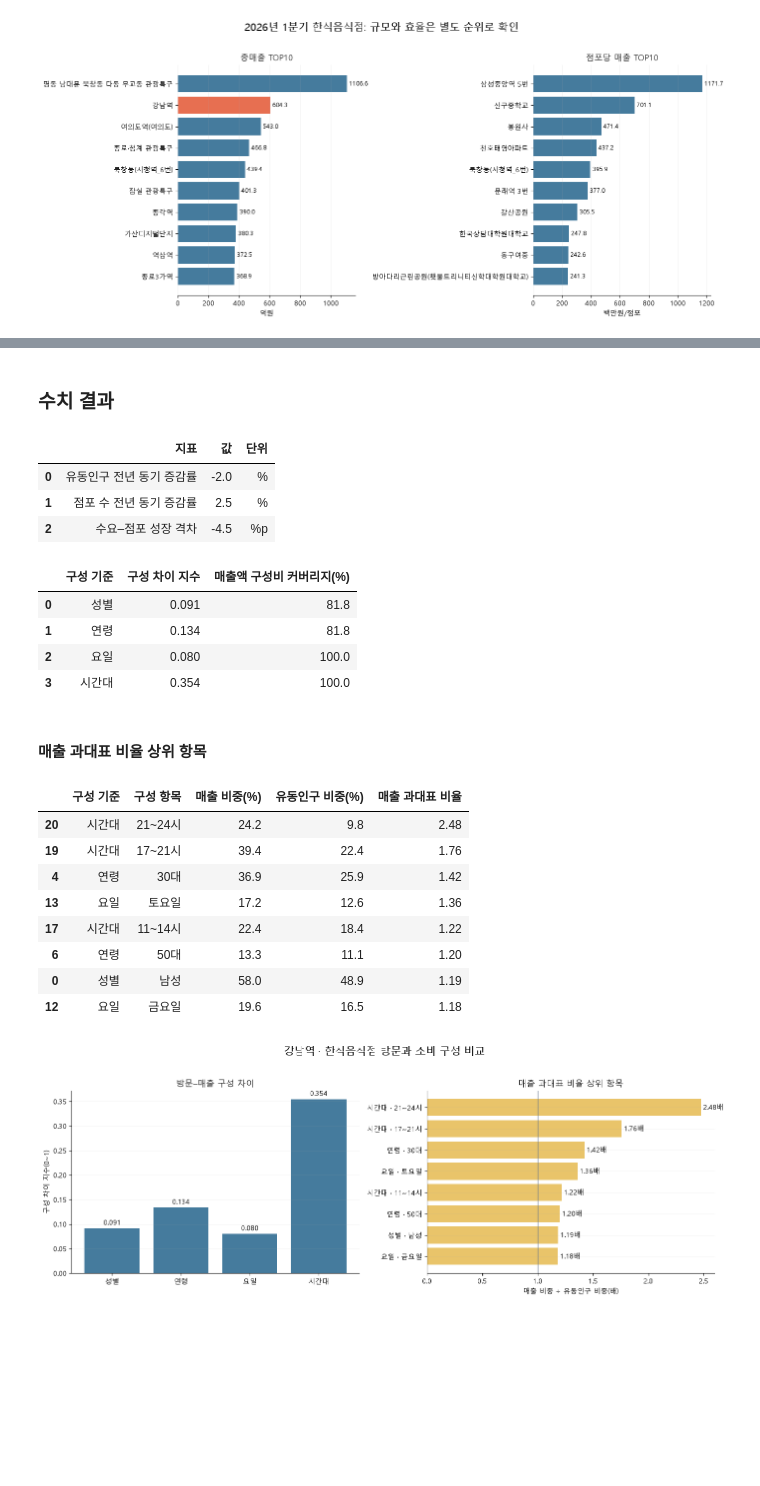
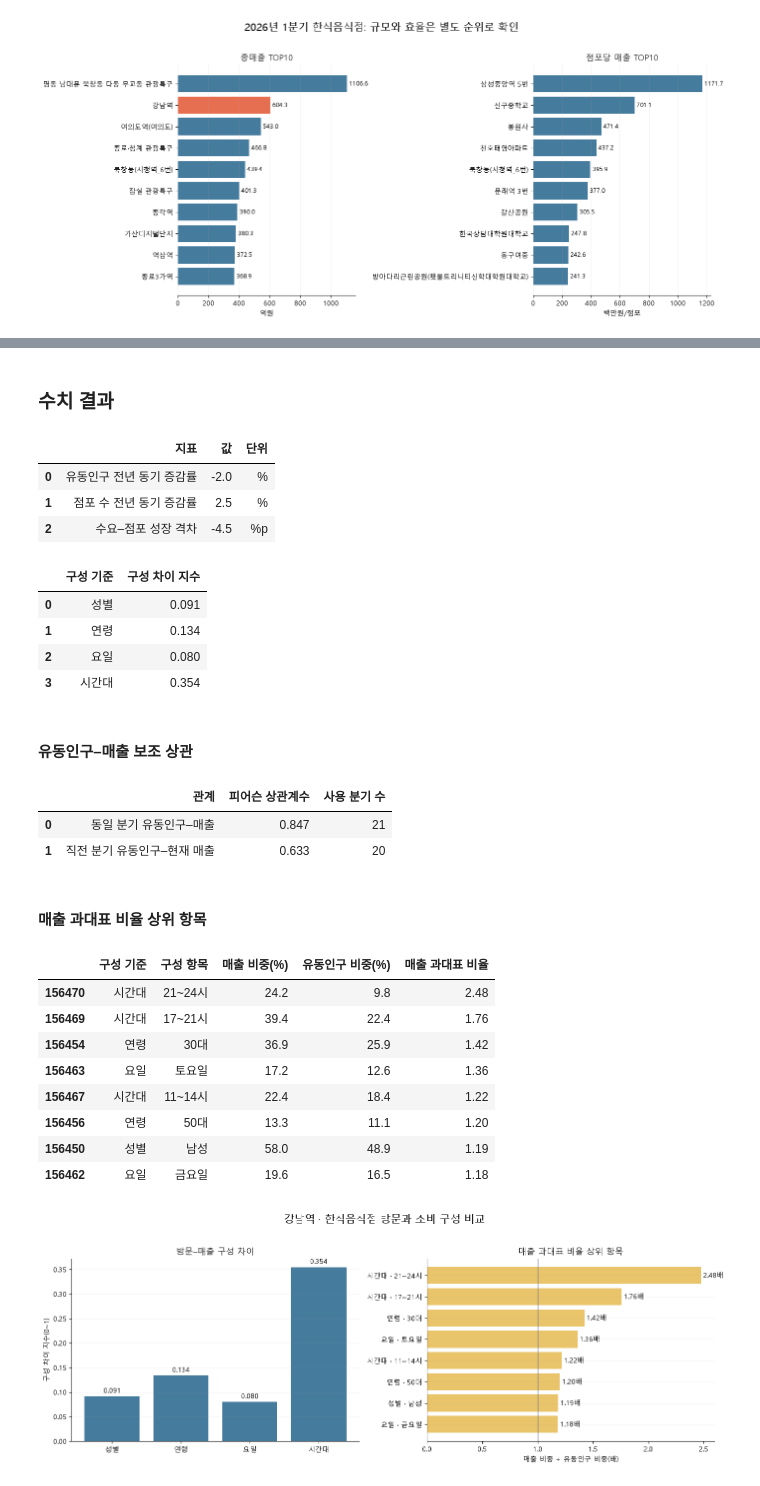
Before and after one commit to scksh/seoul_commerce, a Jupyter notebook: analysis/analysis.ipynb, the cells around one changed output, grey strips where cells are left out. Saved outputs shown, nothing was run; the diff lists cells and outputs as text; code cells hidden in the pictures; blank space fills up the shorter version.

```diff
--- a/analysis/analysis.ipynb
+++ b/analysis/analysis.ipynb
@@ -73,18 +206,29 @@ sample_df = commercial_df.loc[
 ].copy()
 sample_df = sample_df.merge(trade_area_df, on="상권_코드", how="left")
 
-sample_df["총매출_전체_순위"] = sample_df["분기_매출_금액"].rank(
-    method="min", ascending=False
-).astype("Int64")
-sample_df["점포당매출_전체_순위"] = sample_df["분기_점포당_매출"].rank(
-    method="min", ascending=False
-).astype("Int64")
-sample_df["총매출_동일유형_백분위"] = sample_df.groupby("상권_구분_명")["분기_매출_금액"].transform(
-    lambda values: values.rank(pct=True) * 100
-)
-sample_df["점포당매출_동일유형_백분위"] = sample_df.groupby("상권_구분_명")["분기_점포당_매출"].transform(
-    lambda values: values.rank(pct=True) * 100
-)
+
+def add_rank_and_percentile(data, metric, rank_column, percentile_column):
+    sort_columns = [metric, "매출_전년동기_증감률", "상권_코드"]
+    ordered = data.sort_values(
+        sort_columns,
+        ascending=[False, False, True],
+        na_position="last",
+    ).copy()
+
+    ordered[rank_column] = range(1, len(ordered) + 1)
+    ordered["유형_내_순번"] = ordered.groupby("상권_구분_명", observed=True).cumcount() + 1
+    ordered["유형_상권_수"] = ordered.groupby("상권_구분_명", observed=True)["상권_코드"].transform("size")
+    ordered[percentile_column] = (
+        100 * (ordered["유형_상권_수"] - ordered["유형_내_순번"] + 1)
+        / ordered["유형_상권_수"]
+    )
+
+    data[rank_column] = ordered[rank_column].astype("Int64")
+    data[percentile_column] = ordered[percentile_column]
+
+
+add_rank_and_percentile(sample_df, "분기_매출_금액", "총매출_전체_순위", "총매출_동일유형_백분위")
+add_rank_and_percentile(sample_df, "분기_점포당_매출", "점포당매출_전체_순위", "점포당매출_동일유형_백분위")
 sample_df["동일유형_비교_상권_수"] = sample_df.groupby("상권_구분_명")["상권_코드"].transform("size")
 
 print(f"분석 조건: {reference_period_label} · {selected_industry} · {len(sample_df):,}개 상권")
@@ -524,7 +686,9 @@ ratio_result_df.columns = ["구성 기준", "구성 항목", "매출 비중(%)",
 
 display(Markdown("### 수치 결과"))
 display(growth_gap_df.style.format({"값": "{:,.1f}"}))
-display(composition_result_df.style.format({"구성 차이 지수": "{:.3f}", "매출액 구성비 커버리지(%)": "{:.1f}"}))
+display(distance_df.style.format({"구성 차이 지수": "{:.3f}"}))
+display(Markdown("#### 유동인구–매출 보조 상관"))
+display(correlation_result_df.style.format({"피어슨 상관계수": "{:.3f}"}))
 display(Markdown("#### 매출 과대표 비율 상위 항목"))
 display(ratio_result_df.style.format({"매출 비중(%)": "{:.1f}", "유동인구 비중(%)": "{:.1f}", "매출 과대표 비율": "{:.2f}"}))
 
@@ -539,48 +703,54 @@ ratio_bars = axes[1].barh(ratio_labels, plot_ratio_df["매출 과대표 비율"]
 axes[1].bar_label(ratio_bars, fmt="%.2f배", padding=3)
 axes[1].axvline(1, color="#64748B", linewidth=1)
 axes[1].set(title="매출 과대표 비율 상위 항목", xlabel="매출 비중 ÷ 유동인구 비중(배)")
 for ax in axes:
     ax.grid(axis="y", alpha=0.15)
     ax.spines[["top", "right"]].set_visible(False)
 
 fig.suptitle(f"{selected_trade_area} · {selected_industry} 방문과 소비 구성 비교", fontsize=15, y=1.03)
 fig.tight_layout()
 plt.show()
 
 growth_gap = selected_commercial_row["수요_점포_전년동기_증감률_차이"]
 gap_interpretation = "유동인구가 점포 수보다 빠르게 증가" if growth_gap >= 0 else "점포 수가 유동인구보다 빠르게 증가"
 largest_distance = distance_df.loc[distance_df["구성 차이 지수"].idxmax()]
 smallest_distance = distance_df.loc[distance_df["구성 차이 지수"].idxmin()]
 top_ratio = ratio_result_df.iloc[0]
-coverage_min = composition_result_df["매출액 구성비 커버리지(%)"].min()
 display(Markdown(
     f"""### 3단계 해석
 - **성장 관계:** 수요–점포 성장 격차는 **{growth_gap:+.1f}%p**로, 전년 동기 대비 **{gap_interpretation}**했다.
 - **구성 차이:** 방문과 매출 구성의 차이는 **{largest_distance['구성 기준']}**에서 가장 크고(T={largest_distance['구성 차이 지수']:.3f}), **{smallest_distance['구성 기준']}**에서 가장 작다(T={smallest_distance['구성 차이 지수']:.3f}).
 - **상대적으로 높은 매출 비중:** **{top_ratio['구성 기준']} · {top_ratio['구성 항목']}**의 매출 과대표 비율이 **{top_ratio['매출 과대표 비율']:.2f}배**로 가장 높다.
-- **자료 범위:** 매출액 구성비 커버리지는 구성 기준별 최소 **{coverage_min:.1f}%**다.
+- **보조 상관:** 동일 분기 상관은 **{same_quarter_correlation:.3f}**, 직전 분기 유동인구와 현재 매출의 상관은 **{lagged_correlation:.3f}**다. 방향을 살펴보는 보조 결과이며 시차가 인과성을 만들지는 않는다.
+
+#### 쉽게 말하면
+**{selected_trade_area}은 전년보다 {gap_interpretation}한 상권이다.** 특히 {top_ratio['구성 기준']}의 {top_ratio['구성 항목']}는 방문 비중보다 매출 비중이 상대적으로 크게 나타났다.
 
 > 이 결과는 방문자와 매출의 집계 구성 차이를 보여준다. 동일인이 방문 후 구매했는지는 식별할 수 없으므로 실제 구매 전환율로 해석하지 않는다."""
 ))
 # %% [output]
 ### 수치 결과
 |  | 지표 | 값 | 단위 |
 | 0 | 유동인구 전년 동기 증감률 | -2.0 | % |
 | 1 | 점포 수 전년 동기 증감률 | 2.5 | % |
 | 2 | 수요–점포 성장 격차 | -4.5 | %p |
-|  | 구성 기준 | 구성 차이 지수 | 매출액 구성비 커버리지(%) |
-| 0 | 성별 | 0.091 | 81.8 |
-| 1 | 연령 | 0.134 | 81.8 |
-| 2 | 요일 | 0.080 | 100.0 |
-| 3 | 시간대 | 0.354 | 100.0 |
+|  | 구성 기준 | 구성 차이 지수 |
+| 0 | 성별 | 0.091 |
+| 1 | 연령 | 0.134 |
+| 2 | 요일 | 0.080 |
+| 3 | 시간대 | 0.354 |
-#### 매출 과대표 비율 상위 항목
+#### 유동인구–매출 보조 상관
-|  | 구성 기준 | 구성 항목 | 매출 비중(%) | 유동인구 비중(%) | 매출 과대표 비율 |
-| 20 | 시간대 | 21~24시 | 24.2 | 9.8 | 2.48 |
-| 19 | 시간대 | 17~21시 | 39.4 | 22.4 | 1.76 |
-| 4 | 연령 | 30대 | 36.9 | 25.9 | 1.42 |
-| 13 | 요일 | 토요일 | 17.2 | 12.6 | 1.36 |
-| 17 | 시간대 | 11~14시 | 22.4 | 18.4 | 1.22 |
-| 6 | 연령 | 50대 | 13.3 | 11.1 | 1.20 |
-| 0 | 성별 | 남성 | 58.0 | 48.9 | 1.19 |
-| 12 | 요일 | 금요일 | 19.6 | 16.5 | 1.18 |
+|  | 관계 | 피어슨 상관계수 | 사용 분기 수 |
+| 0 | 동일 분기 유동인구–매출 | 0.847 | 21 |
+| 1 | 직전 분기 유동인구–현재 매출 | 0.633 | 20 |
+#### 매출 과대표 비율 상위 항목
+|  | 구성 기준 | 구성 항목 | 매출 비중(%) | 유동인구 비중(%) | 매출 과대표 비율 |
+| 156470 | 시간대 | 21~24시 | 24.2 | 9.8 | 2.48 |
+| 156469 | 시간대 | 17~21시 | 39.4 | 22.4 | 1.76 |
+| 156454 | 연령 | 30대 | 36.9 | 25.9 | 1.42 |
+| 156463 | 요일 | 토요일 | 17.2 | 12.6 | 1.36 |
+| 156467 | 시간대 | 11~14시 | 22.4 | 18.4 | 1.22 |
+| 156456 | 연령 | 50대 | 13.3 | 11.1 | 1.20 |
+| 156450 | 성별 | 남성 | 58.0 | 48.9 | 1.19 |
+| 156462 | 요일 | 금요일 | 19.6 | 16.5 | 1.18 |
 [figure]
```
Also changed, not shown: parts of 25 cells of this notebook, 9 other files.
